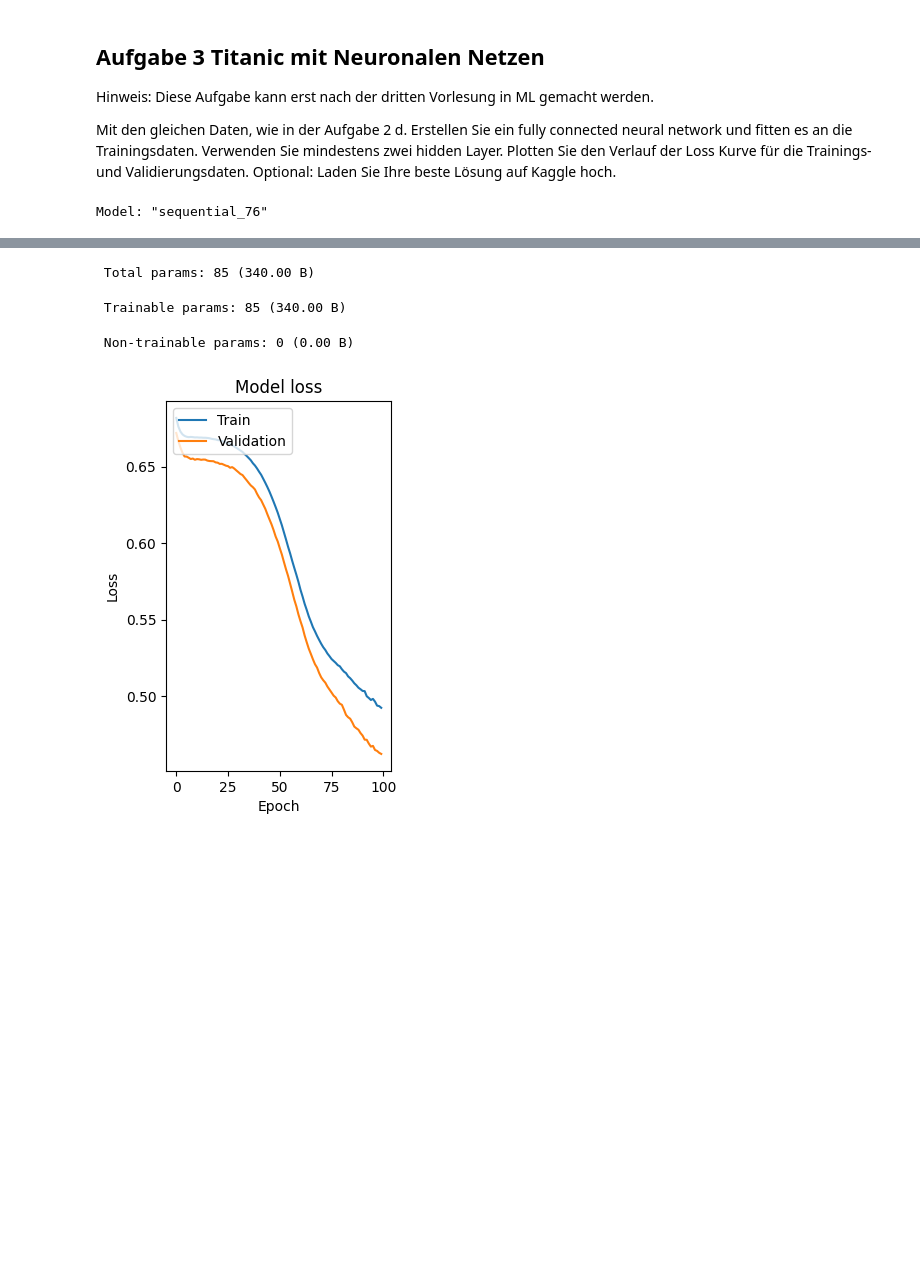
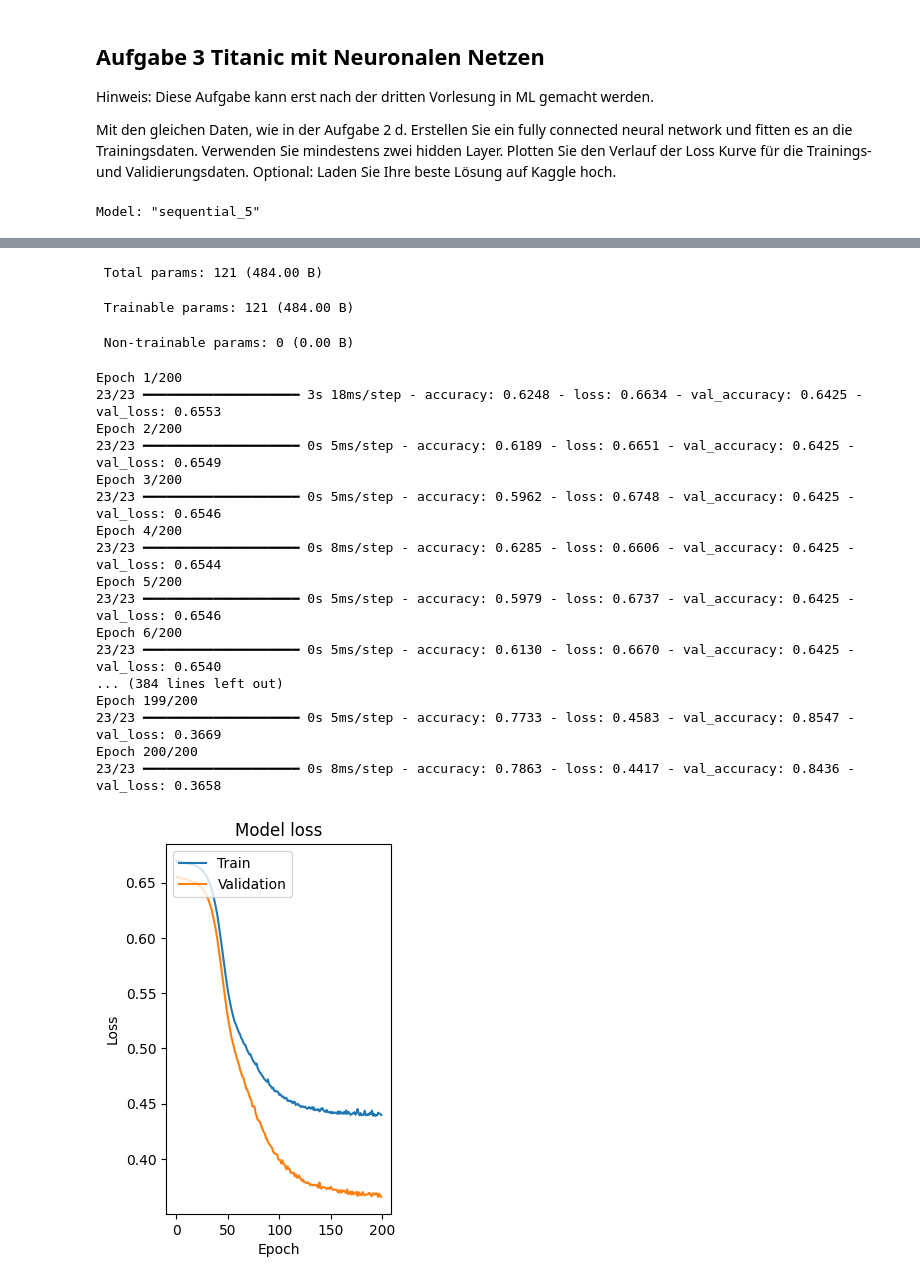
Before and after one commit to domfoo/AI_SS24, a Jupyter notebook: uebung-4/ki_ml_blatt_1.ipynb, the cells around one changed output, grey strips where cells are left out. Drawn from its saved outputs; the diff is of its cells as text; code cells hidden in the pictures; blank space fills up the shorter version.

```diff
--- a/uebung-4/ki_ml_blatt_1.ipynb
+++ b/uebung-4/ki_ml_blatt_1.ipynb
@@ -136,6 +139,7 @@ train_data = train_data_all[['Survived', 'Pclass', 'Sex', 'Age']]
 imputer = SimpleImputer(strategy='median')
 train_data.loc[:, 'Age'] = imputer.fit_transform(train_data[['Age']])
 train_data = pd.concat([train_data.drop(columns=['Sex']), pd.get_dummies(train_data[['Sex']])], axis=1)
+train_data = pd.concat([train_data.drop(columns=['Pclass']), pd.get_dummies(train_data[['Pclass']])], axis=1)
 
 X_train = train_data.drop(columns=['Survived'])
 y_train = train_data['Survived']
@@ -143,10 +147,10 @@ y_train = train_data['Survived']
 model = Sequential(
     [
         Input(batch_shape=(None, X_train.shape[1])),
-        Dense(4, activation='sigmoid'),
-        Dense(4, activation='sigmoid'),
-        Dense(4, activation='sigmoid'),
-        Dense(4, activation='sigmoid'),
+        Dense(5, activation='sigmoid'),
+        Dense(5, activation='sigmoid'),
+        Dense(5, activation='sigmoid'),
+        Dense(5, activation='sigmoid'),
         Dense(1, activation='sigmoid'),
     ]
 )
@@ -162,9 +166,9 @@ model.compile(
 history = model.fit(
     X_train,
     y_train,
-    epochs=100,
+    epochs=200,
     validation_split=0.2,
-    verbose=0
+    verbose=1
 )
 
 # Plot
@@ -178,7 +182,7 @@ plt.legend(['Train', 'Validation'], loc='upper left')
 
 plt.show()
 # %% [output]
-Model: "sequential_76"
+Model: "sequential_5"
 ┏━━━━━━━━━━━━━━━━━━━━━━━━━━━━━━━━━┳━━━━━━━━━━━━━━━━━━━━━━━━┳━━━━━━━━━━━━━━━┓
 ┃ Layer (type)                    ┃ Output Shape           ┃       Param # ┃
 ┡━━━━━━━━━━━━━━━━━━━━━━━━━━━━━━━━━╇━━━━━━━━━━━━━━━━━━━━━━━━╇━━━━━━━━━━━━━━━┩
@@ -194,5 +198,22 @@ Model: "sequential_76"
 └─────────────────────────────────┴────────────────────────┴───────────────┘
- Total params: 85 (340.00 B)
+ Total params: 121 (484.00 B)
- Trainable params: 85 (340.00 B)
+ Trainable params: 121 (484.00 B)
  Non-trainable params: 0 (0.00 B)
+Epoch 1/200
+23/23 ━━━━━━━━━━━━━━━━━━━━ 3s 18ms/step - accuracy: 0.6248 - loss: 0.6634 - val_accuracy: 0.6425 - val_loss: 0.6553
+Epoch 2/200
+23/23 ━━━━━━━━━━━━━━━━━━━━ 0s 5ms/step - accuracy: 0.6189 - loss: 0.6651 - val_accuracy: 0.6425 - val_loss: 0.6549
+Epoch 3/200
+23/23 ━━━━━━━━━━━━━━━━━━━━ 0s 5ms/step - accuracy: 0.5962 - loss: 0.6748 - val_accuracy: 0.6425 - val_loss: 0.6546
+Epoch 4/200
+23/23 ━━━━━━━━━━━━━━━━━━━━ 0s 8ms/step - accuracy: 0.6285 - loss: 0.6606 - val_accuracy: 0.6425 - val_loss: 0.6544
+Epoch 5/200
+23/23 ━━━━━━━━━━━━━━━━━━━━ 0s 5ms/step - accuracy: 0.5979 - loss: 0.6737 - val_accuracy: 0.6425 - val_loss: 0.6546
+Epoch 6/200
+23/23 ━━━━━━━━━━━━━━━━━━━━ 0s 5ms/step - accuracy: 0.6130 - loss: 0.6670 - val_accuracy: 0.6425 - val_loss: 0.6540
+... (384 lines left out)
+Epoch 199/200
+23/23 ━━━━━━━━━━━━━━━━━━━━ 0s 5ms/step - accuracy: 0.7733 - loss: 0.4583 - val_accuracy: 0.8547 - val_loss: 0.3669
+Epoch 200/200
+23/23 ━━━━━━━━━━━━━━━━━━━━ 0s 8ms/step - accuracy: 0.7863 - loss: 0.4417 - val_accuracy: 0.8436 - val_loss: 0.3658
-[figure, old version]
+[figure, new version]
```
Also changed, not shown: parts of 5 cells of this notebook, 1 other file.
